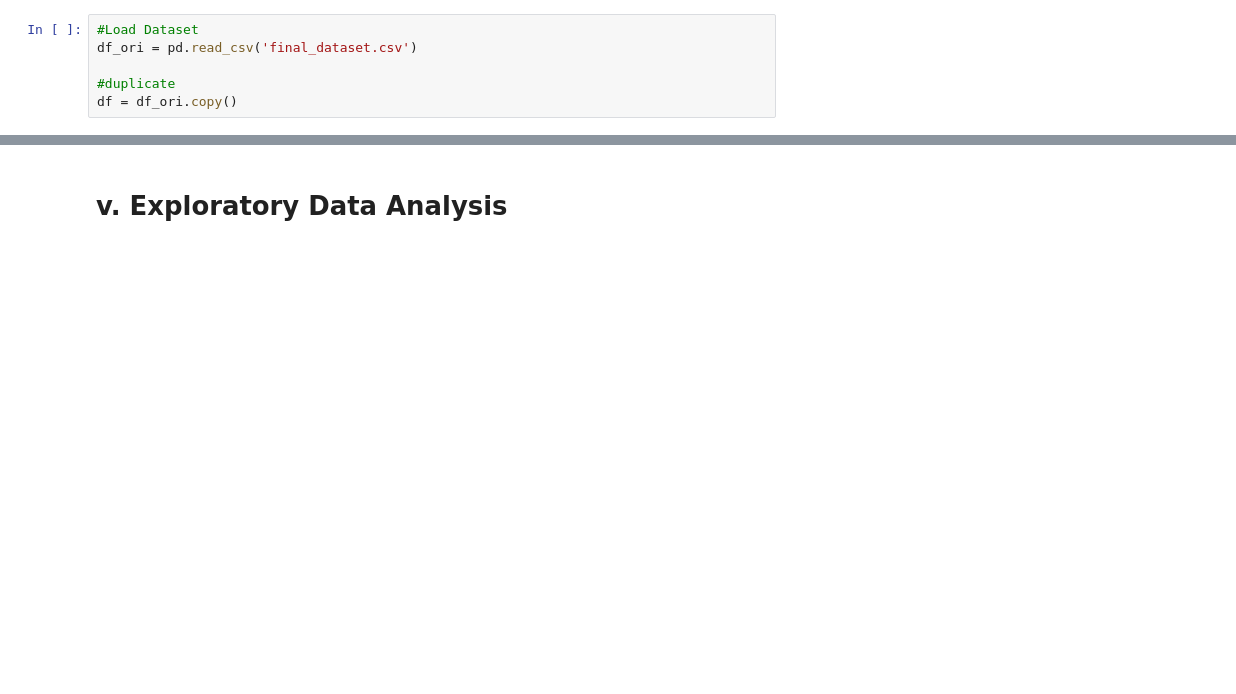
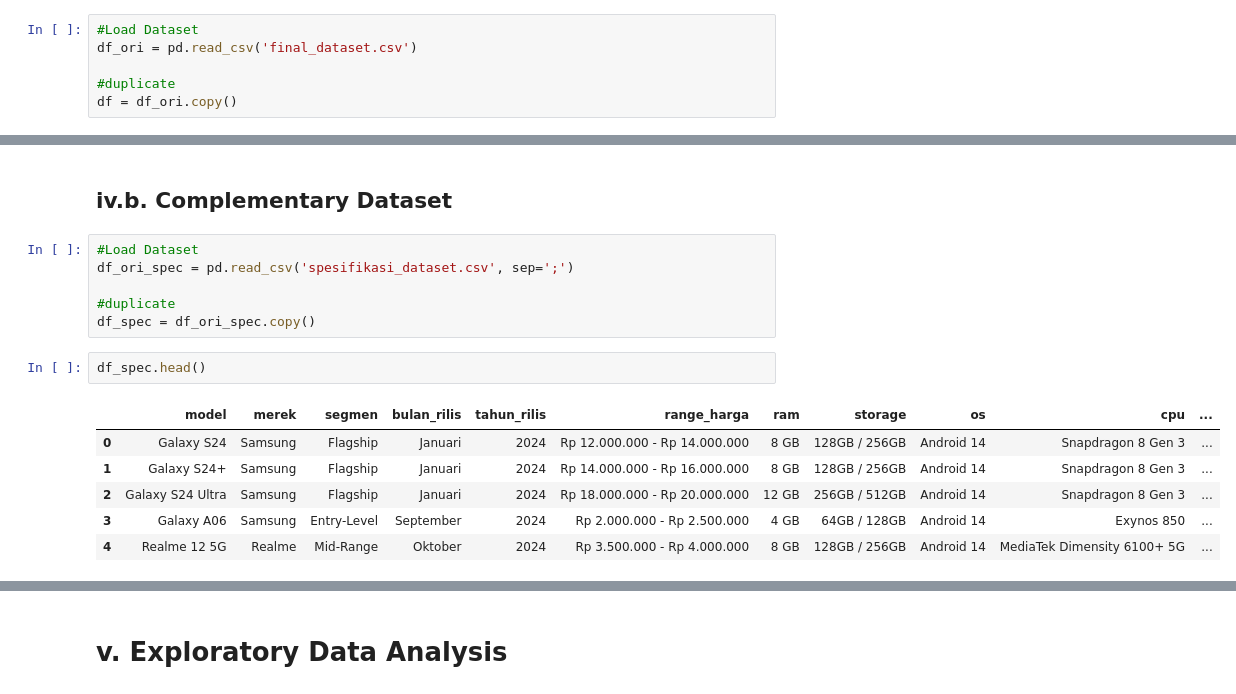
Before and after one commit to FTDS-assignment-bay/p2-final-project-phonalitics, a Jupyter notebook: phonAlytics_eda.ipynb, the cells around one changed output, grey strips where cells are left out. Cells and saved outputs as stored; diff of their text form; blank space fills up the shorter version.

```diff
--- a/phonAlytics_eda.ipynb
+++ b/phonAlytics_eda.ipynb
@@ -162,0 +151,17 @@ df.tail(20)
+# %% [markdown]
+## iv.b. Complementary Dataset
+# %%
+#Load Dataset
+df_ori_spec = pd.read_csv('spesifikasi_dataset.csv', sep=';')
+
+#duplicate
+df_spec = df_ori_spec.copy()
+# %%
+df_spec.head()
+# %% [output]
+|  | model | merek | segmen | bulan_rilis | tahun_rilis | range_harga | ram | storage | os | cpu | ... |
+| 0 | Galaxy S24 | Samsung | Flagship | Januari | 2024 | Rp 12.000.000 - Rp 14.000.000 | 8 GB | 128GB / 256GB | Android 14 | Snapdragon 8 Gen 3 | ... |
+| 1 | Galaxy S24+ | Samsung | Flagship | Januari | 2024 | Rp 14.000.000 - Rp 16.000.000 | 8 GB | 128GB / 256GB | Android 14 | Snapdragon 8 Gen 3 | ... |
+| 2 | Galaxy S24 Ultra | Samsung | Flagship | Januari | 2024 | Rp 18.000.000 - Rp 20.000.000 | 12 GB | 256GB / 512GB | Android 14 | Snapdragon 8 Gen 3 | ... |
+| 3 | Galaxy A06 | Samsung | Entry-Level | September | 2024 | Rp 2.000.000 - Rp 2.500.000 | 4 GB | 64GB / 128GB | Android 14 | Exynos 850 | ... |
+| 4 | Realme 12 5G | Realme | Mid-Range | Oktober | 2024 | Rp 3.500.000 - Rp 4.000.000 | 8 GB | 128GB / 256GB | Android 14 | MediaTek Dimensity 6100+ 5G | ... |
```
Also changed, not shown: parts of 59 cells of this notebook.
